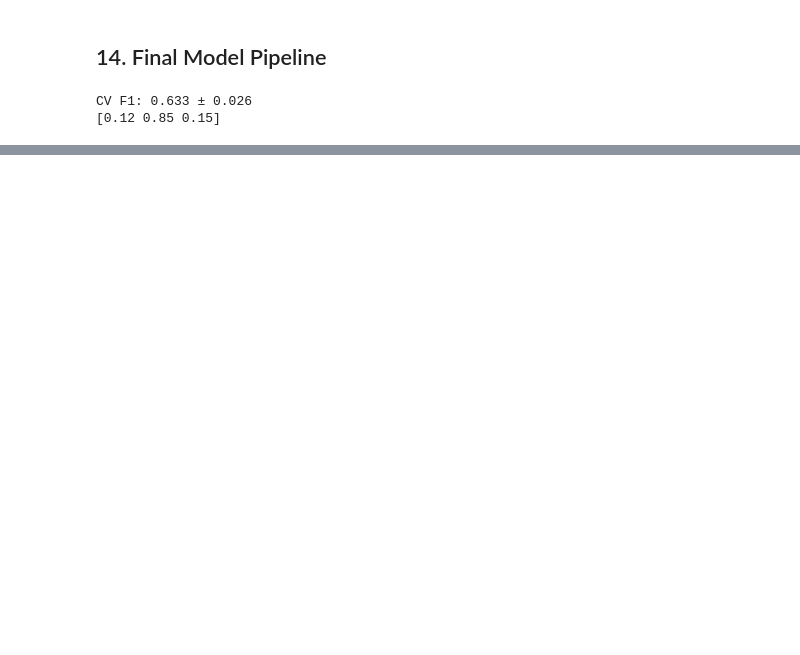
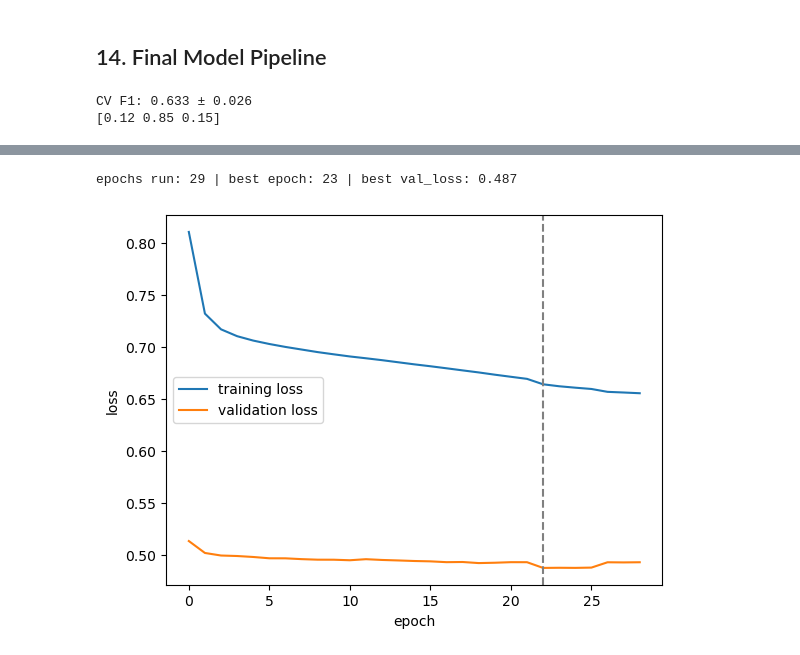
Before and after one commit to KirollosMessak/customer-churn-prediction, a Jupyter notebook: churn_prediction.ipynb, the cells around one changed output, grey strips where cells are left out. Saved outputs shown, nothing was run; the diff lists cells and outputs as text; code cells hidden in the pictures; blank space fills up the shorter version.

```diff
--- a/churn_prediction.ipynb
+++ b/churn_prediction.ipynb
@@ -644,0 +758,4 @@ CV F1: 0.633 ± 0.026
+# %%
+X_tr2, X_val, y_tr2, y_val = train_test_split(
+    Xtr, y_train, test_size=0.2, stratify=y_train, random_state=42)
+print(X_tr2.shape, X_val.shape, Xte.shape)
@@ -644,0 +764,11 @@ CV F1: 0.633 ± 0.026
+# %%
+model_k = keras.Sequential([
+    keras.Input(shape=(Xtr.shape[1],)),
+    layers.Dense(32, activation='relu'),
+    layers.Dense(16, activation='relu'),
+    layers.Dense(1, activation='sigmoid'),      # Keras: sigmoid inside the model
+])
+model_k.compile(optimizer=keras.optimizers.Adam(learning_rate=1e-3),
+                loss='binary_crossentropy',
+                metrics=[keras.metrics.AUC(name='auc')])
+model_k.summary()
@@ -644,0 +790,24 @@ CV F1: 0.633 ± 0.026
+# %%
+w = (y_tr2 == 0).sum() / (y_tr2 == 1).sum()
+class_weight = {0: 1.0, 1: float(w)}            # Keras version of pos_weight
+
+callbacks = [
+    keras.callbacks.EarlyStopping(monitor='val_loss', patience=6, restore_best_weights=True),
+    keras.callbacks.ReduceLROnPlateau(monitor='val_loss', factor=0.5, patience=3, min_lr=1e-5),
+]
+history = model_k.fit(X_tr2, y_tr2.values, validation_data=(X_val, y_val.values),
+                      epochs=100, batch_size=64, class_weight=class_weight,
+                      callbacks=callbacks, verbose=0)
+
+h = history.history
+best = int(np.argmin(h['val_loss'])) + 1
+print('epochs run:', len(h['loss']), '| best epoch:', best, '| best val_loss:', round(min(h['val_loss']), 3))
+# %% [output]
+epochs run: 29 | best epoch: 23 | best val_loss: 0.487
+# %%
+plt.plot(h['loss'], label='training loss')
+plt.plot(h['val_loss'], label='validation loss')
+plt.axvline(best - 1, ls='--', c='gray')
+plt.xlabel('epoch'); plt.ylabel('loss'); plt.legend(); plt.show()
+# %% [output]
+[figure, added]
```
Also changed, not shown: parts of 13 cells of this notebook, 2 other files.
